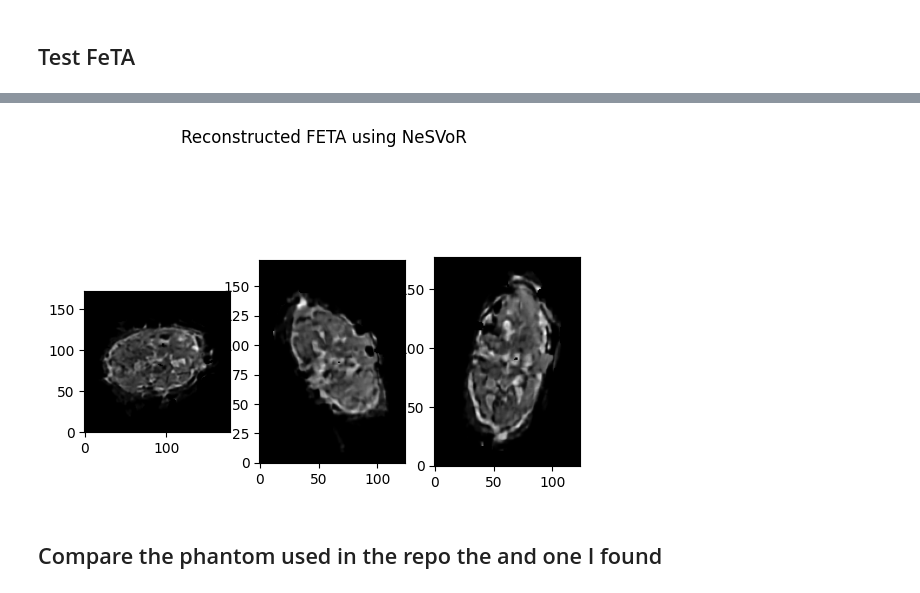
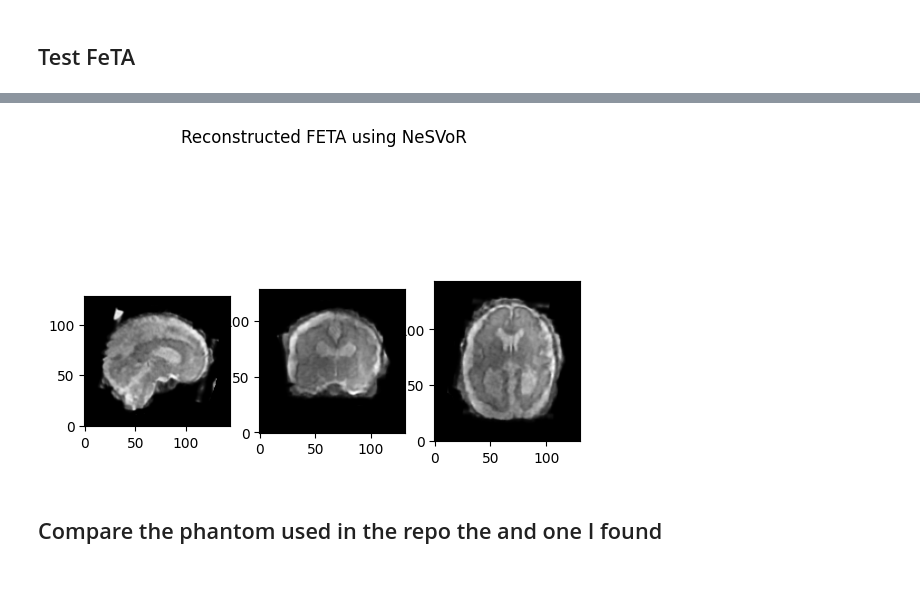
Before and after one commit to Edenzzzz/NeSVoR, a Jupyter notebook: my_test.ipynb, the cells around one changed output, grey strips where cells are left out. Drawn from its saved outputs; the diff is of its cells as text; code cells hidden in the pictures.

```diff
--- a/my_test.ipynb
+++ b/my_test.ipynb
@@ -82,10 +85,10 @@ mean error: 0.028288360685110092
 ----------------------------------------------------------
 [figure]
 # %%
-volume = nib.load("volumes/feta_rec_nesvor_gap=3.nii.gz").get_fdata()
+volume = nib.load("volumes/feta_sub-002_rec_volume.nii.gz").get_fdata()
 fig = show_slices(volume.squeeze(), title="Reconstructed FETA using NeSVoR")
 # %% [output]
-[figure, old version]
+[figure, new version]
 # %% [markdown]
 ## Compare the phantom used in the repo the and one I found
 # %%
```
Also changed, not shown: parts of 4 cells of this notebook, 10 other files.
